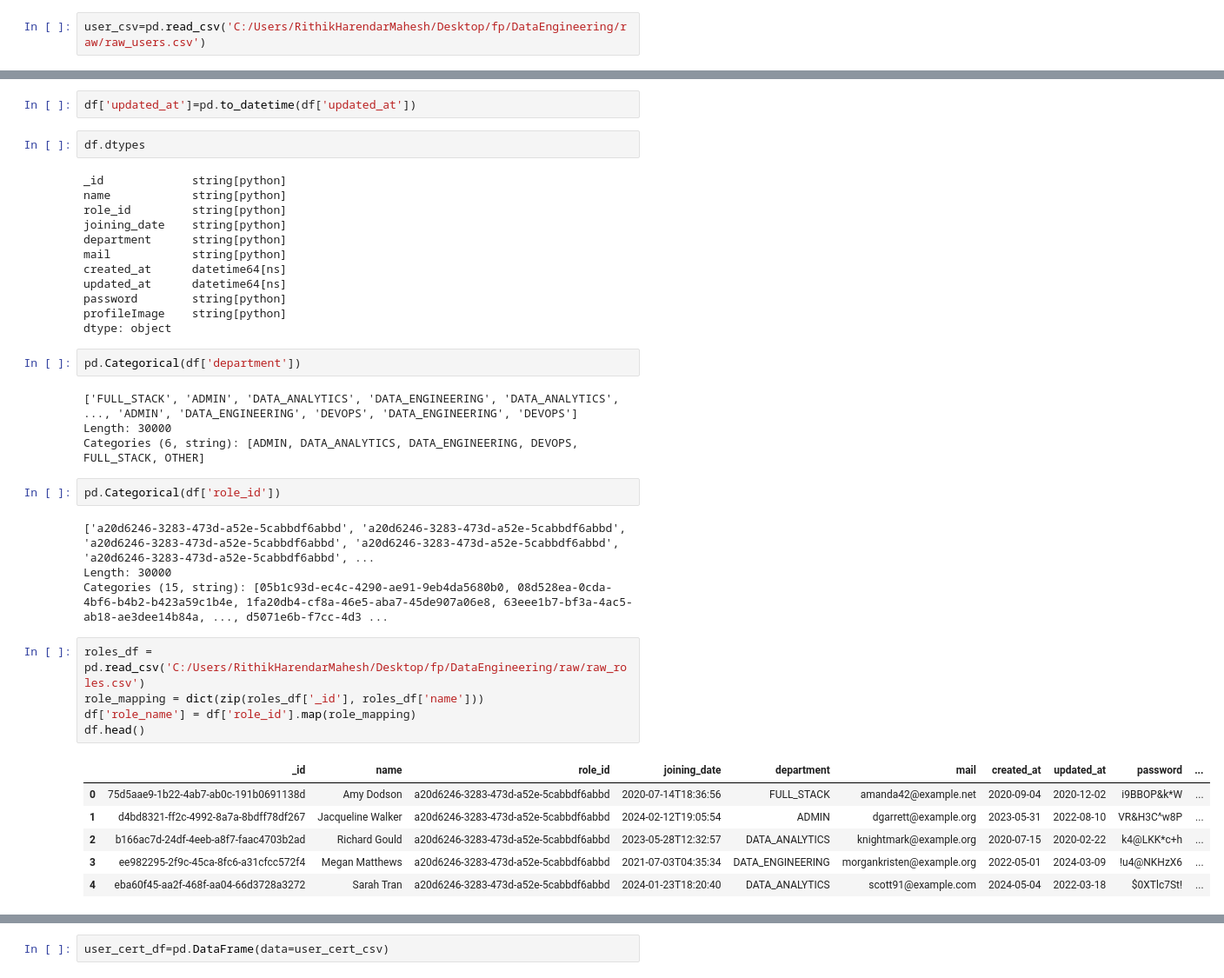
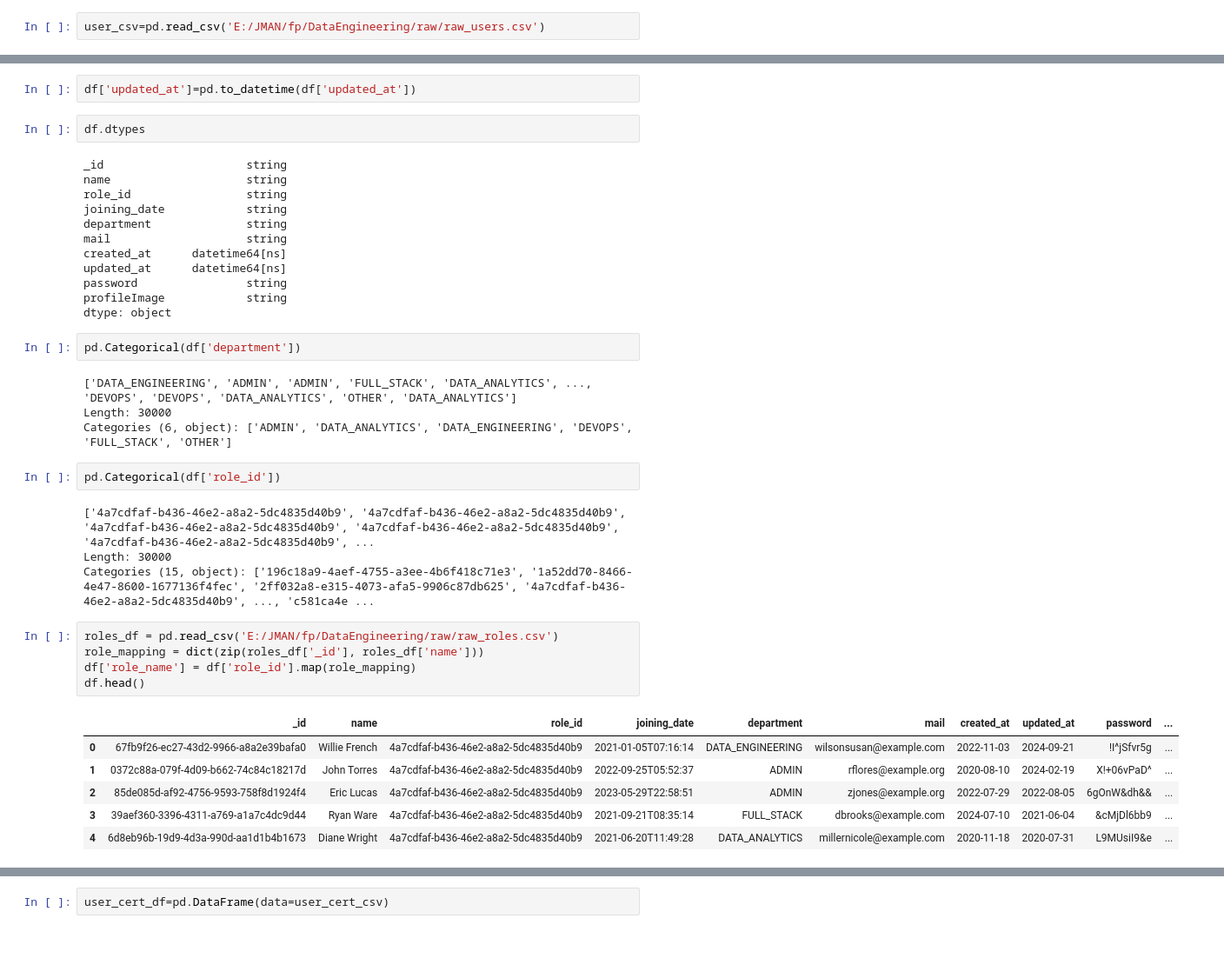
Before and after one commit to rithik18/fp, a Jupyter notebook: DataEngineering/prep/prep_user.ipynb, the cells around one changed output, grey strips where cells are left out. Shown: that part at 87% size. Cells and saved outputs as stored; diff of their text form; blank space fills up the shorter version.

```diff
--- a/DataEngineering/prep/prep_user.ipynb
+++ b/DataEngineering/prep/prep_user.ipynb
@@ -1,7 +1,7 @@
 # %%
 import pandas as pd
 # %%
-user_csv=pd.read_csv('C:/Users/RithikHarendarMahesh/Desktop/fp/DataEngineering/raw/raw_users.csv')
+user_csv=pd.read_csv('E:/JMAN/fp/DataEngineering/raw/raw_users.csv')
 # %%
 df=pd.DataFrame(data=user_csv)
 # %%
@@ -79,41 +79,41 @@ df['updated_at']=pd.to_datetime(df['updated_at'])
 # %%
 df.dtypes
 # %% [output]
-_id             string[python]
-name            string[python]
-role_id         string[python]
-joining_date    string[python]
-department      string[python]
-mail            string[python]
+_id                     string
+name                    string
+role_id                 string
+joining_date            string
+department              string
+mail                    string
 created_at      datetime64[ns]
 updated_at      datetime64[ns]
-password        string[python]
-profileImage    string[python]
+password                string
+profileImage            string
 dtype: object
 # %%
 pd.Categorical(df['department'])
 # %% [output]
-['FULL_STACK', 'ADMIN', 'DATA_ANALYTICS', 'DATA_ENGINEERING', 'DATA_ANALYTICS', ..., 'ADMIN', 'DATA_ENGINEERING', 'DEVOPS', 'DATA_ENGINEERING', 'DEVOPS']
+['DATA_ENGINEERING', 'ADMIN', 'ADMIN', 'FULL_STACK', 'DATA_ANALYTICS', ..., 'DEVOPS', 'DEVOPS', 'DATA_ANALYTICS', 'OTHER', 'DATA_ANALYTICS']
 Length: 30000
-Categories (6, string): [ADMIN, DATA_ANALYTICS, DATA_ENGINEERING, DEVOPS, FULL_STACK, OTHER]
+Categories (6, object): ['ADMIN', 'DATA_ANALYTICS', 'DATA_ENGINEERING', 'DEVOPS', 'FULL_STACK', 'OTHER']
 # %%
 pd.Categorical(df['role_id'])
 # %% [output]
-['a20d6246-3283-473d-a52e-5cabbdf6abbd', 'a20d6246-3283-473d-a52e-5cabbdf6abbd', 'a20d6246-3283-473d-a52e-5cabbdf6abbd', 'a20d6246-3283-473d-a52e-5cabbdf6abbd', 'a20d6246-3283-473d-a52e-5cabbdf6abbd', ...
+['4a7cdfaf-b436-46e2-a8a2-5dc4835d40b9', '4a7cdfaf-b436-46e2-a8a2-5dc4835d40b9', '4a7cdfaf-b436-46e2-a8a2-5dc4835d40b9', '4a7cdfaf-b436-46e2-a8a2-5dc4835d40b9', '4a7cdfaf-b436-46e2-a8a2-5dc4835d40b9', ...
 Length: 30000
-Categories (15, string): [05b1c93d-ec4c-4290-ae91-9eb4da5680b0, 08d528ea-0cda-4bf6-b4b2-b423a59c1b4e, 1fa20db4-cf8a-46e5-aba7-45de907a06e8, 63eee1b7-bf3a-4ac5-ab18-ae3dee14b84a, ..., d5071e6b-f7cc-4d3 ...
+Categories (15, object): ['196c18a9-4aef-4755-a3ee-4b6f418c71e3', '1a52dd70-8466-4e47-8600-1677136f4fec', '2ff032a8-e315-4073-afa5-9906c87db625', '4a7cdfaf-b436-46e2-a8a2-5dc4835d40b9', ..., 'c581ca4e ...
 # %%
-roles_df = pd.read_csv('C:/Users/RithikHarendarMahesh/Desktop/fp/DataEngineering/raw/raw_roles.csv')
+roles_df = pd.read_csv('E:/JMAN/fp/DataEngineering/raw/raw_roles.csv')
 role_mapping = dict(zip(roles_df['_id'], roles_df['name']))
 df['role_name'] = df['role_id'].map(role_mapping)
 df.head()
 # %% [output]
 |  | _id | name | role_id | joining_date | department | mail | created_at | updated_at | password | ... |
-| 0 | 75d5aae9-1b22-4ab7-ab0c-191b0691138d | Amy Dodson | a20d6246-3283-473d-a52e-5cabbdf6abbd | 2020-07-14T18:36:56 | FULL_STACK | amanda42@example.net | 2020-09-04 | 2020-12-02 | i9BBOP&k*W | ... |
-| 1 | d4bd8321-ff2c-4992-8a7a-8bdff78df267 | Jacqueline Walker | a20d6246-3283-473d-a52e-5cabbdf6abbd | 2024-02-12T19:05:54 | ADMIN | dgarrett@example.org | 2023-05-31 | 2022-08-10 | VR&H3C^w8P | ... |
-| 2 | b166ac7d-24df-4eeb-a8f7-faac4703b2ad | Richard Gould | a20d6246-3283-473d-a52e-5cabbdf6abbd | 2023-05-28T12:32:57 | DATA_ANALYTICS | knightmark@example.org | 2020-07-15 | 2020-02-22 | k4@LKK*c+h | ... |
-| 3 | ee982295-2f9c-45ca-8fc6-a31cfcc572f4 | Megan Matthews | a20d6246-3283-473d-a52e-5cabbdf6abbd | 2021-07-03T04:35:34 | DATA_ENGINEERING | morgankristen@example.org | 2022-05-01 | 2024-03-09 | !u4@NKHzX6 | ... |
-| 4 | eba60f45-aa2f-468f-aa04-66d3728a3272 | Sarah Tran | a20d6246-3283-473d-a52e-5cabbdf6abbd | 2024-01-23T18:20:40 | DATA_ANALYTICS | scott91@example.com | 2024-05-04 | 2022-03-18 | $0XTlc7St! | ... |
+| 0 | 67fb9f26-ec27-43d2-9966-a8a2e39bafa0 | Willie French | 4a7cdfaf-b436-46e2-a8a2-5dc4835d40b9 | 2021-01-05T07:16:14 | DATA_ENGINEERING | wilsonsusan@example.com | 2022-11-03 | 2024-09-21 | !I^jSfvr5g | ... |
+| 1 | 0372c88a-079f-4d09-b662-74c84c18217d | John Torres | 4a7cdfaf-b436-46e2-a8a2-5dc4835d40b9 | 2022-09-25T05:52:37 | ADMIN | rflores@example.org | 2020-08-10 | 2024-02-19 | X!+06vPaD^ | ... |
+| 2 | 85de085d-af92-4756-9593-758f8d1924f4 | Eric Lucas | 4a7cdfaf-b436-46e2-a8a2-5dc4835d40b9 | 2023-05-29T22:58:51 | ADMIN | zjones@example.org | 2022-07-29 | 2022-08-05 | 6gOnW&dh&& | ... |
+| 3 | 39aef360-3396-4311-a769-a1a7c4dc9d44 | Ryan Ware | 4a7cdfaf-b436-46e2-a8a2-5dc4835d40b9 | 2021-09-21T08:35:14 | FULL_STACK | dbrooks@example.com | 2024-07-10 | 2021-06-04 | &cMjDl6bb9 | ... |
+| 4 | 6d8eb96b-19d9-4d3a-990d-aa1d1b4b1673 | Diane Wright | 4a7cdfaf-b436-46e2-a8a2-5dc4835d40b9 | 2021-06-20T11:49:28 | DATA_ANALYTICS | millernicole@example.com | 2020-11-18 | 2020-07-31 | L9MUsiI9&e | ... |
 # %%
 print("Original dtypes:")
 print(df.dtypes)
```
Also changed, not shown: parts of 12 cells of this notebook, 14 other files.
